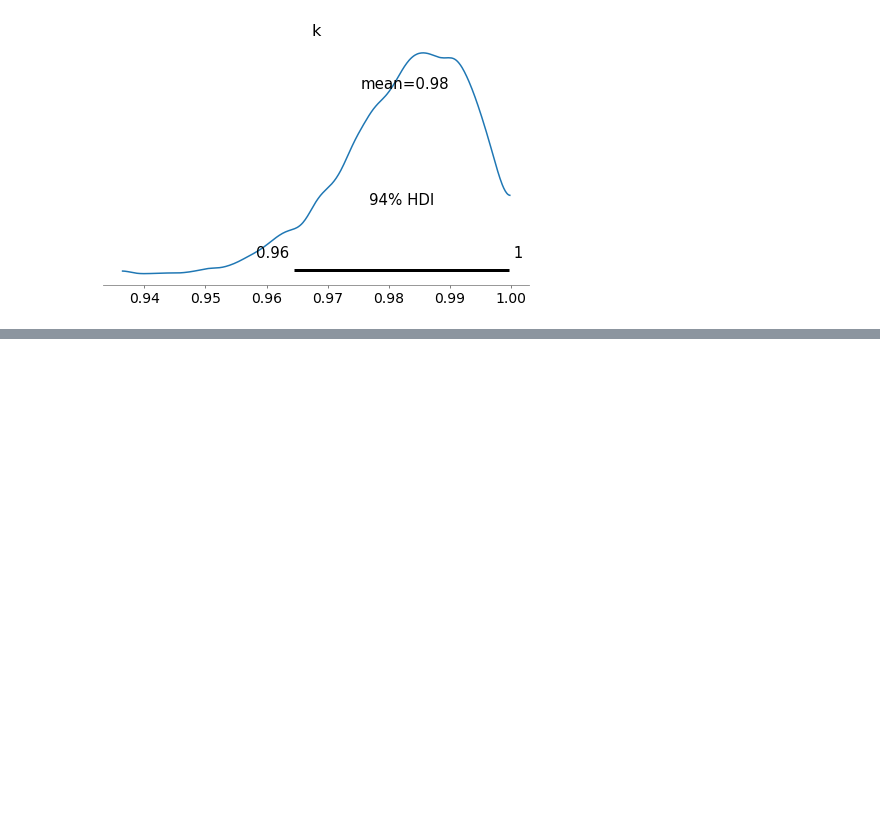
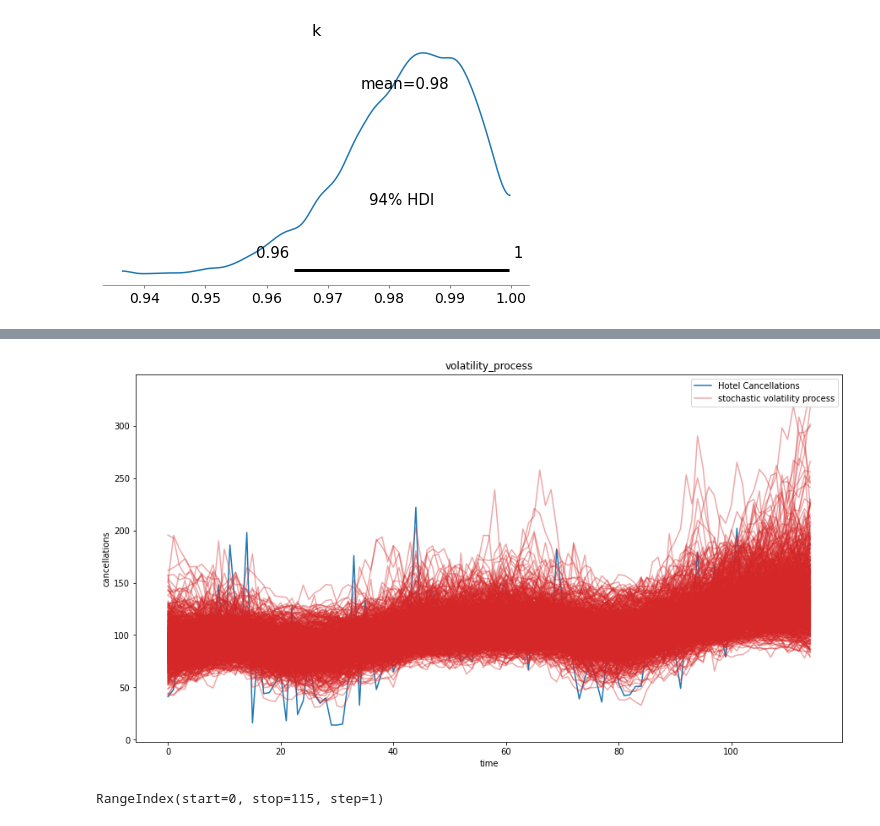
Before and after one commit to maggiemagnuson/liveProjects, a Jupyter notebook: Bayesian Statistical Methods with PyMC3.ipynb, the cells around one changed output, grey strips where cells are left out. Saved outputs shown, nothing was run; the diff lists cells and outputs as text; code cells hidden in the pictures; blank space fills up the shorter version.

Commit message:
pymc3 step 3

```diff
--- a/Bayesian Statistical Methods with PyMC3.ipynb
+++ b/Bayesian Statistical Methods with PyMC3.ipynb
@@ -243,0 +285,12 @@ There was 1 divergence after tuning. Increase `target_accept` or reparameterize.
+# %%
+fig, ax = plt.subplots(figsize=(15, 8))
+df.plot(ax=ax)
+ax.plot(df.index, 1 / np.exp(trace["s", ::5].T), "C3", alpha=0.4)
+ax.set(title="volatility_process", xlabel="time", ylabel="cancellations")
+ax.legend(["Hotel Cancellations", "stochastic volatility process"], loc="upper right");
+# %% [output]
+[figure, added]
+# %%
+df.index
+# %% [output]
+RangeIndex(start=0, stop=115, step=1)
```
Also changed, not shown: parts of 5 cells of this notebook.
